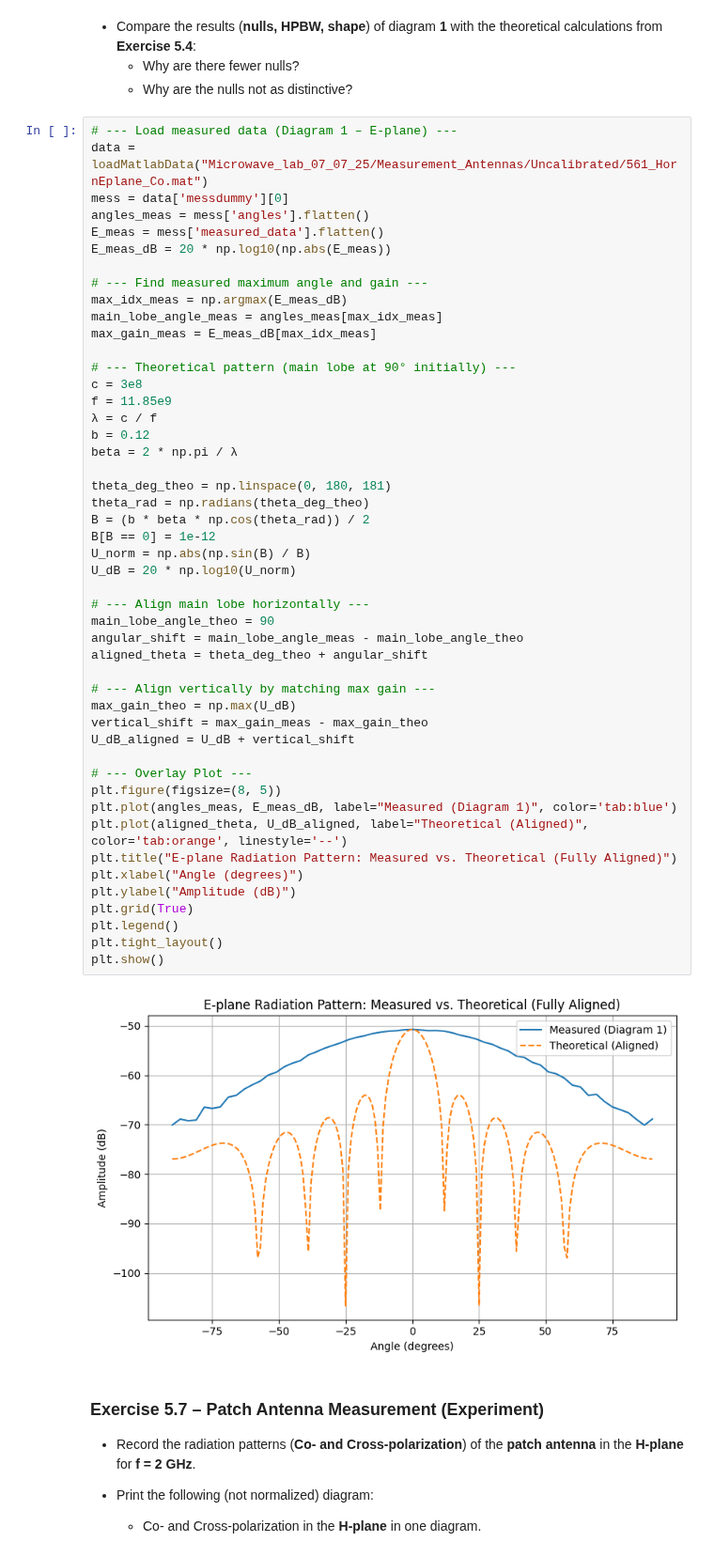
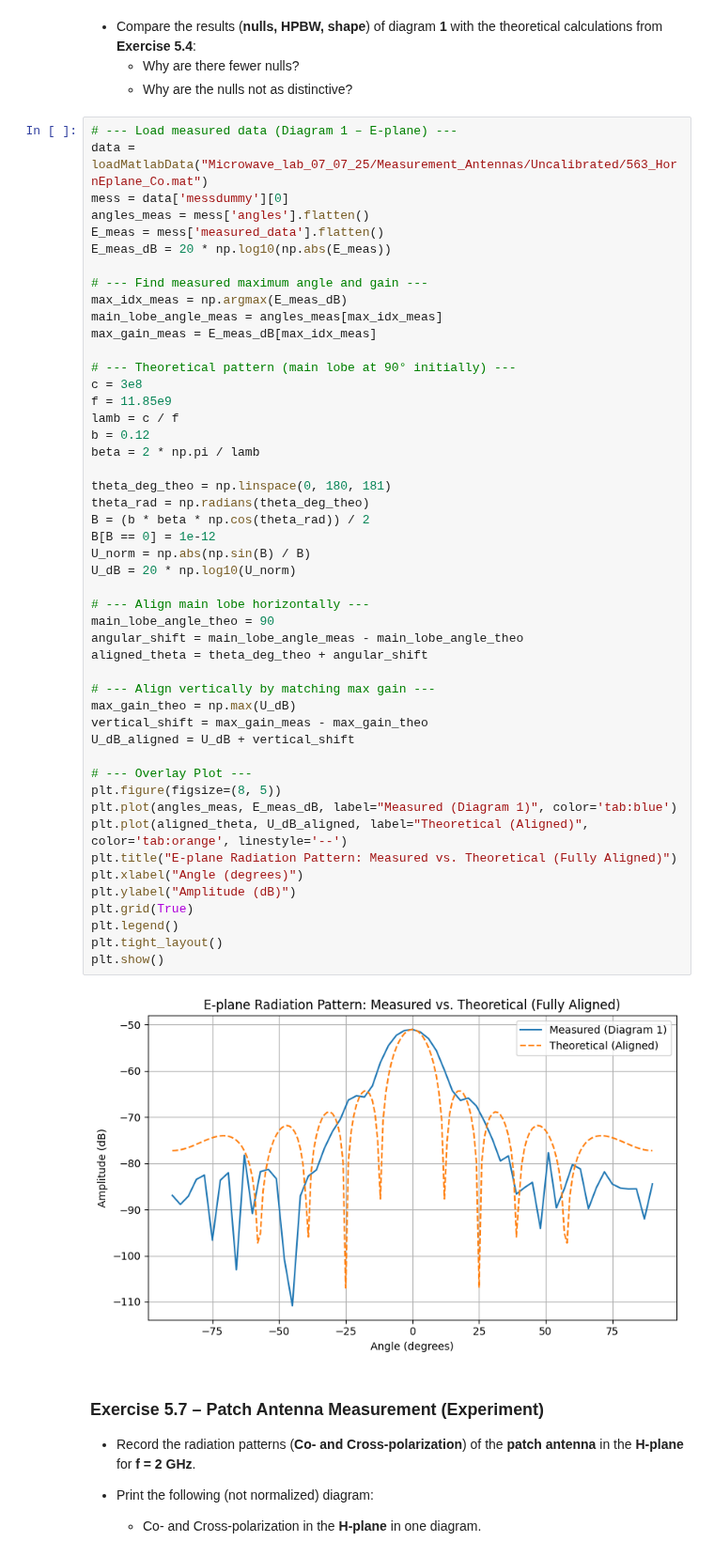
Before and after one commit to NortheLo/Microwave_Eng_Lab, a Jupyter notebook: Lab5_Antennas/Lab5_Antennas_Group1.ipynb, the cells around one changed output. Shown at 94% size. Drawn from its saved outputs; the diff is of its cells as text.

```diff
--- a/Lab5_Antennas/Lab5_Antennas_Group1.ipynb
+++ b/Lab5_Antennas/Lab5_Antennas_Group1.ipynb
@@ -358,7 +385,7 @@ No nulls found.
     - Why are the nulls not as distinctive?
 # %%
 # --- Load measured data (Diagram 1 – E-plane) ---
-data = loadMatlabData("Microwave_lab_07_07_25/Measurement_Antennas/Uncalibrated/561_HornEplane_Co.mat")
+data = loadMatlabData("Microwave_lab_07_07_25/Measurement_Antennas/Uncalibrated/563_HornEplane_Co.mat")
 mess = data['messdummy'][0]
 angles_meas = mess['angles'].flatten()
 E_meas = mess['measured_data'].flatten()
@@ -372,40 +399,40 @@ max_gain_meas = E_meas_dB[max_idx_meas]
 # --- Theoretical pattern (main lobe at 90° initially) ---
 c = 3e8
 f = 11.85e9
-λ = c / f
+lamb = c / f
 b = 0.12
-beta = 2 * np.pi / λ
+beta = 2 * np.pi / lamb
 
 theta_deg_theo = np.linspace(0, 180, 181)
 theta_rad = np.radians(theta_deg_theo)
 B = (b * beta * np.cos(theta_rad)) / 2
 B[B == 0] = 1e-12
 U_norm = np.abs(np.sin(B) / B)
 U_dB = 20 * np.log10(U_norm)
 
 # --- Align main lobe horizontally ---
 main_lobe_angle_theo = 90
 angular_shift = main_lobe_angle_meas - main_lobe_angle_theo
 aligned_theta = theta_deg_theo + angular_shift
 
 # --- Align vertically by matching max gain ---
 max_gain_theo = np.max(U_dB)
 vertical_shift = max_gain_meas - max_gain_theo
 U_dB_aligned = U_dB + vertical_shift
 
 # --- Overlay Plot ---
 plt.figure(figsize=(8, 5))
 plt.plot(angles_meas, E_meas_dB, label="Measured (Diagram 1)", color='tab:blue')
 plt.plot(aligned_theta, U_dB_aligned, label="Theoretical (Aligned)", color='tab:orange', linestyle='--')
 plt.title("E-plane Radiation Pattern: Measured vs. Theoretical (Fully Aligned)")
 plt.xlabel("Angle (degrees)")
 plt.ylabel("Amplitude (dB)")
 plt.grid(True)
 plt.legend()
 plt.tight_layout()
 plt.show()
 # %% [output]
-[figure, old version]
+[figure, new version]
 # %% [markdown]
 ### Exercise 5.7 – Patch Antenna Measurement (Experiment)
 
```
Also changed, not shown: parts of 5 cells of this notebook.
